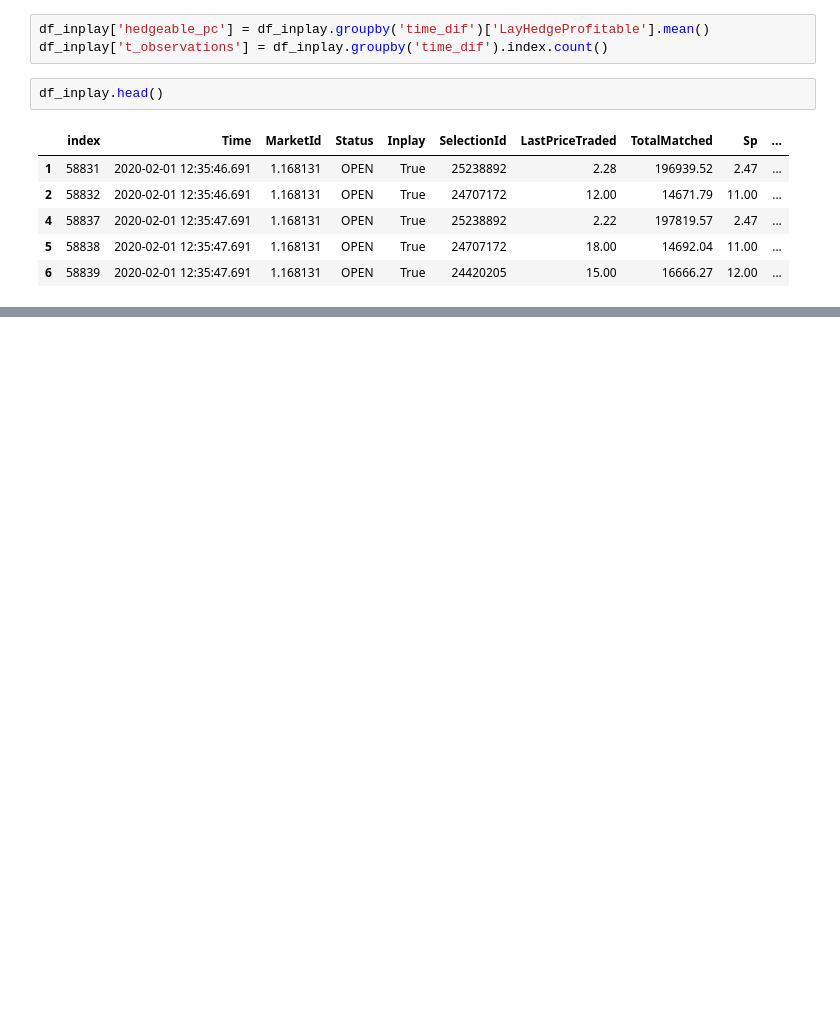
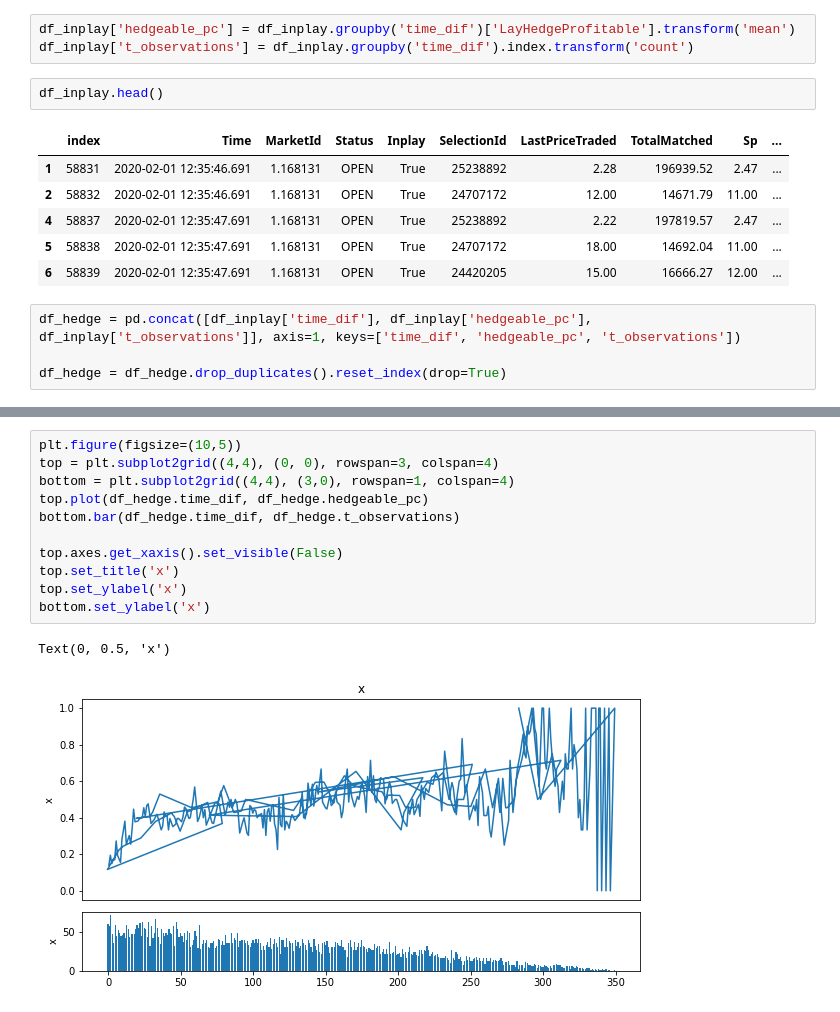
Before and after one commit to tbardrick/betfair_project, a Jupyter notebook: notebooks/api_tests/3_betfair_advanced_data_month_dataframe_version.ipynb, the cells around one changed output, grey strips where cells are left out. Saved outputs shown, nothing was run; the diff lists cells and outputs as text; blank space fills up the shorter version.

```diff
--- a/notebooks/api_tests/3_betfair_advanced_data_month_dataframe_version.ipynb
+++ b/notebooks/api_tests/3_betfair_advanced_data_month_dataframe_version.ipynb
@@ -344,8 +344,8 @@ False    0.555115
 True     0.444885
 Name: LayHedgeProfitable, dtype: float64
 # %%
-df_inplay['hedgeable_pc'] = df_inplay.groupby('time_dif')['LayHedgeProfitable'].mean()
-df_inplay['t_observations'] = df_inplay.groupby('time_dif').index.count()
+df_inplay['hedgeable_pc'] = df_inplay.groupby('time_dif')['LayHedgeProfitable'].transform('mean')
+df_inplay['t_observations'] = df_inplay.groupby('time_dif').index.transform('count')
 # %%
 df_inplay.head()
 # %% [output]
@@ -355,3 +355,7 @@ df_inplay.head()
 | 4 | 58837 | 2020-02-01 12:35:47.691 | 1.168131 | OPEN | True | 25238892 | 2.22 | 197819.57 | 2.47 | ... |
 | 5 | 58838 | 2020-02-01 12:35:47.691 | 1.168131 | OPEN | True | 24707172 | 18.00 | 14692.04 | 11.00 | ... |
 | 6 | 58839 | 2020-02-01 12:35:47.691 | 1.168131 | OPEN | True | 24420205 | 15.00 | 16666.27 | 12.00 | ... |
+# %%
+df_hedge = pd.concat([df_inplay['time_dif'], df_inplay['hedgeable_pc'], df_inplay['t_observations']], axis=1, keys=['time_dif', 'hedgeable_pc', 't_observations'])
+
+df_hedge = df_hedge.drop_duplicates().reset_index(drop=True)
@@ -357,0 +382,14 @@ df_inplay.head()
+# %%
+plt.figure(figsize=(10,5))
+top = plt.subplot2grid((4,4), (0, 0), rowspan=3, colspan=4)
+bottom = plt.subplot2grid((4,4), (3,0), rowspan=1, colspan=4)
+top.plot(df_hedge.time_dif, df_hedge.hedgeable_pc)
+bottom.bar(df_hedge.time_dif, df_hedge.t_observations)
+
+top.axes.get_xaxis().set_visible(False)
+top.set_title('x')
+top.set_ylabel('x')
+bottom.set_ylabel('x')
+# %% [output]
+Text(0, 0.5, 'x')
+[figure, added]
```
Also changed, not shown: parts of 1 cell of this notebook.
